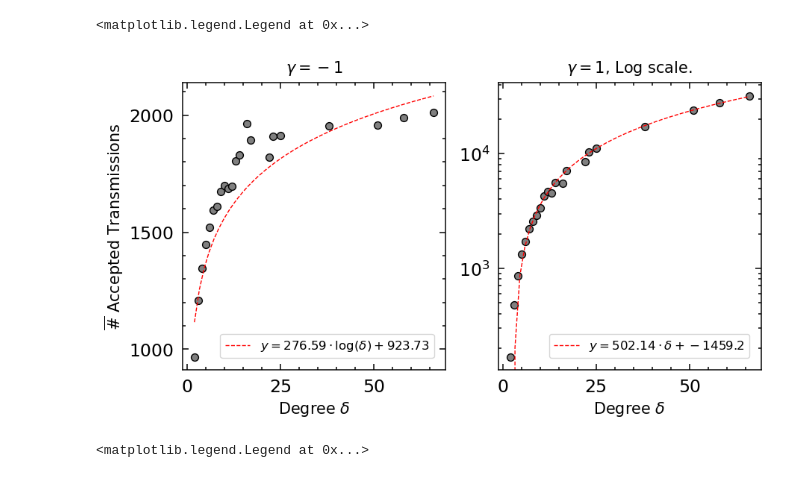
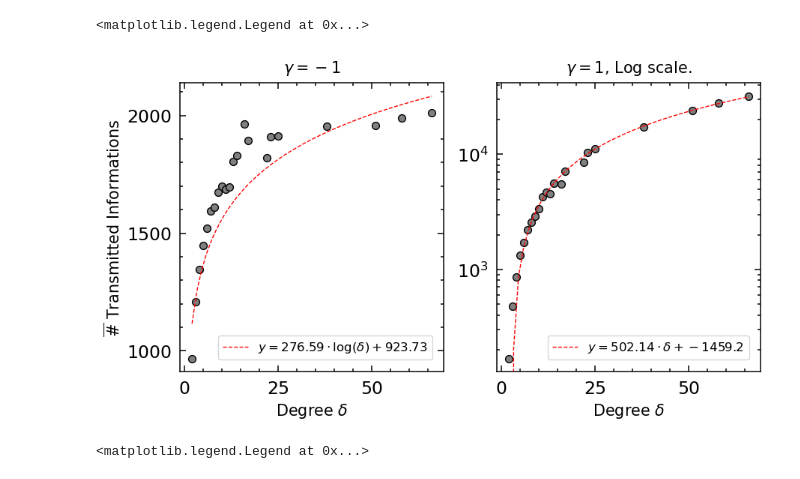
Before and after one commit to patrick-oliveira/EntropiaGrafos, a Jupyter notebook: notebooks/Análise Caso 4.ipynb, the cells around one changed output. Cells and saved outputs as stored; diff of their text form; code cells hidden in the pictures.

```diff
--- a/notebooks/Análise Caso 4.ipynb
+++ b/notebooks/Análise Caso 4.ipynb
@@ -27,7 +27,7 @@ titles[1] = titles[1] + ", Log scale."
 title_size = 15
 single_ylabel = True
 position_ylabel = "left"
-ylabel = r"$\overline{\#}$ Accepted Transmissions"
+ylabel = r"$\overline{\#}$ Transmitted Informations"
 ylabel_fontsize = 15
 xlabel_bottom_only = True
 xlabel = r"Degree $\delta$"
@@ -113,34 +113,34 @@ axs[0].legend(fontsize = 12, loc = 'lower right', bbox_to_anchor = (0.98, 0.02))
 
 # axs[1].legend(fontsize = 12, loc = 'lower right', bbox_to_anchor = (0.98, 0.02))
 
 
 
 
 selected_params = [x for x in params if x['gamma'] == 1]
 degrees = []
 counts = []
 for p in selected_params:
     degrees.append(list(results[make_tuple(p)][measure].keys()))
     counts.append(list(results[make_tuple(p)][measure].values()))
 
 degrees = degrees[0]
 counts  = np.array(counts).mean(axis = 0)
 
 axs[1].set_yscale('log')
 axs[1].scatter(degrees, counts, c = 'grey', edgecolors = 'k',  s = marksize)
 
 
 p = np.polyfit(degrees, counts, 1)
 a = p[0]
 b = p[1]
 x_fitted = np.linspace(np.min(degrees), np.max(degrees), 50)
 y_fitted = a*x_fitted + b
 axs[1].plot(x_fitted, y_fitted, 'r--', linewidth = 1, label = rf'$y = {np.round(a, 2)}\cdot \delta + {np.round(b, 2)}$')
 
 axs[1].legend(fontsize = 12, loc = 'lower right', bbox_to_anchor = (0.98, 0.02))
 # %% [output]
 <matplotlib.legend.Legend at 0x...>
-[figure, old version]
+[figure, new version]
 # %%
 nrows = 1
 ncols = 2
```
Also changed, not shown: 22 other files.
